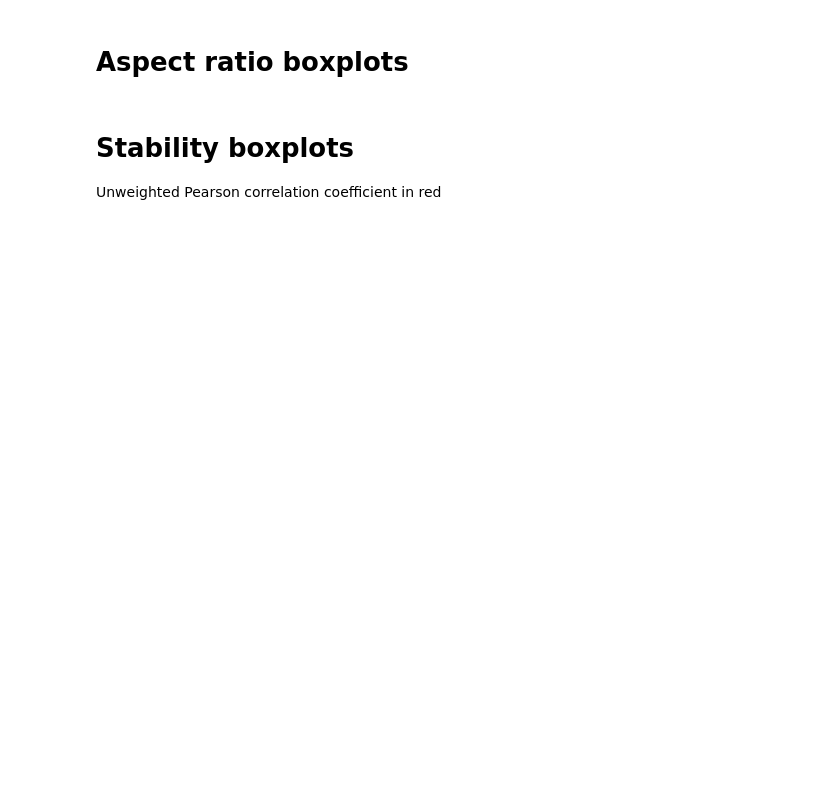
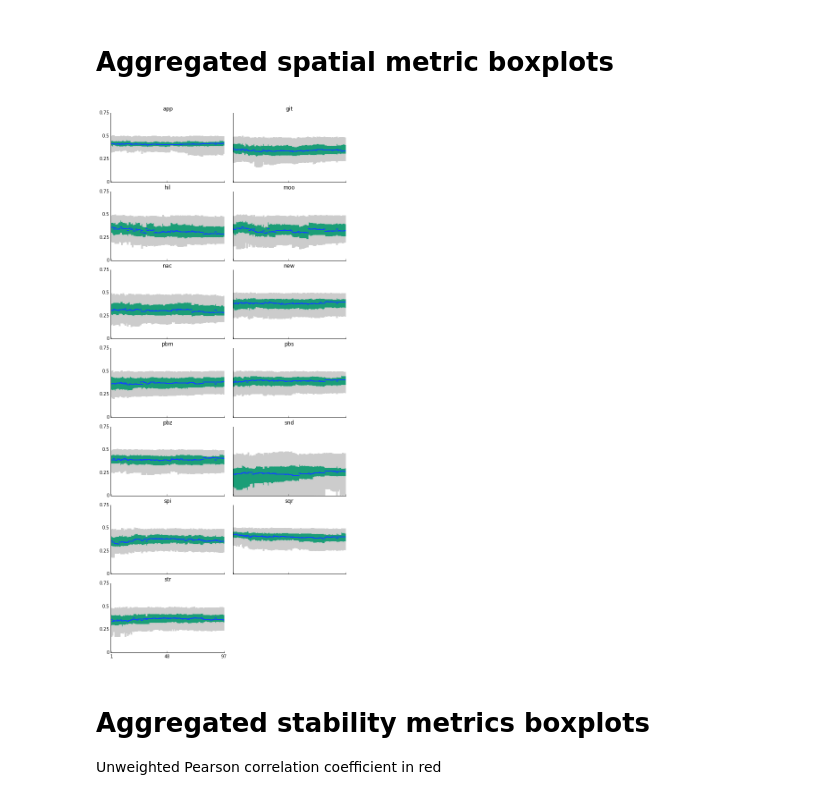
Before and after one commit to EduardoVernier/treemap-analysis, a Jupyter notebook: notebooks/TimeBoxplot.ipynb, the cells around one changed output. Cells and saved outputs as stored; diff of their text form; code cells hidden in the pictures; blank space fills up the shorter version.

Commit message:
Finish time boxplots.

```diff
--- a/notebooks/TimeBoxplot.ipynb
+++ b/notebooks/TimeBoxplot.ipynb
@@ -12,7 +12,7 @@ import Parser
 import SpatialMetrics
 import TemporalMetrics
 # %%
-dataset_id = 'exports'
+dataset_id = 'exo'
 # %%
 df = SpatialMetrics.aggregated_ar('git', dataset_id)
 n_revisions = df.shape[0]
@@ -22,16 +22,24 @@ for r in df.as_matrix():
     data.append(r[~np.isnan(r)])
 # %%
 def styleBoxplot(bp, ax):
+
+    def get_ax_size(ax):
+        bbox = ax.get_window_extent().transformed(fig.dpi_scale_trans.inverted())
+        width, height = bbox.width, bbox.height
+        width *= fig.dpi
+        height *= fig.dpi
+        return width, height
+
     # change outline color, fill color and linewidth of the boxes
     for box in bp['boxes']:
         # change outline color
-        box.set(color='#AAAAAA', linewidth=.1)
+        box.set(color='#1b9e77')
         # change fill color
-        box.set(facecolor='#AAAAAA')
+        box.set(facecolor='#1b9e77')
     for median in bp['medians']:
-        median.set(color='#000000', linewidth=1)
+        median.set(color='#1445FF', linewidth=2)
     for whisker in bp['whiskers']:
-        whisker.set(color='#666666', linestyle='-')
+        whisker.set(color='#CCCCCC', linestyle='-', linewidth=get_ax_size(ax)[0]/(n_revisions) + 1)
     for cap in bp['caps']:
         cap.set(color='#FFFFFF', linewidth=0)
 
@@ -52,33 +65,36 @@ plt.title('git')
 # %%
 def cm2inch(value):
     return value/2.54
-# %% [markdown]
-# Aspect ratio boxplots
+# %% [markdown]
+# Aggregated spatial metric boxplots
 # %%
 technique_list = Parser.list_techniques()
 nrow = 7
 ncol = 2
 fig, axs = plt.subplots(nrow, ncol, sharex=True, sharey=True, figsize=(cm2inch(20), cm2inch(2*22)))
 fig.delaxes(axs[6, 1])
+fig.tight_layout()
 for i, ax in enumerate(fig.axes):
     if i < len(technique_list):
         ax.set_title(technique_list[i])
         df = SpatialMetrics.aggregated_ar(technique_list[i], dataset_id)
 
         data = []
         for r in df.as_matrix():
             data.append(r[~np.isnan(r)])
 
-        bp = ax.boxplot(data, whis=[5, 95], showfliers=False, patch_artist=True, meanline=True);
+        bp = ax.boxplot(data, whis=[5, 95], showfliers=False, patch_artist=True, widths=1);
         styleBoxplot(bp, ax)
 
         ax.set_ylim([0, .75])
         ax.set_yticks([0, .25, .5, .75], minor=False)
         ax.set_yticklabels([0, .25, .5, .75], fontdict=None, minor=False)
 
-fig.tight_layout()
+fig.savefig('images/' + dataset_id + '_spatial.svg', format='svg', dpi=1200)
+# %% [output]
+[figure, added]
 # %% [markdown]
-# Stability boxplots
+# Aggregated stability metrics boxplots
 Unweighted Pearson correlation coefficient in red
 # %%
 technique_list = Parser.list_techniques()
```
Also changed, not shown: parts of 3 cells of this notebook.
